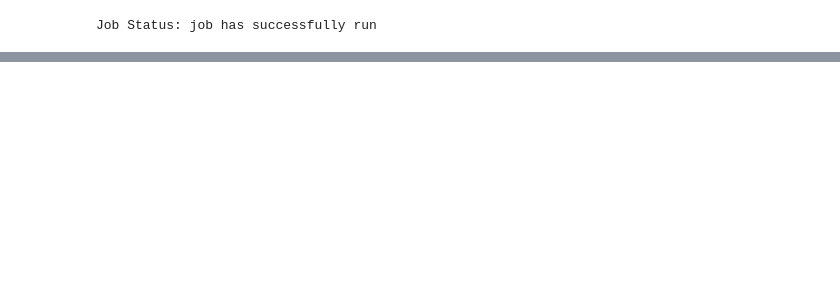
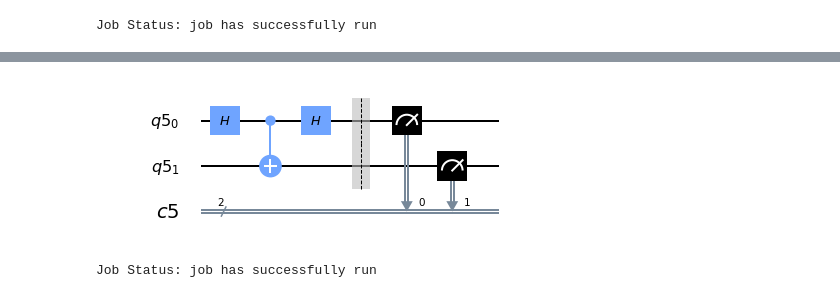
Before and after one commit to darkmatter2222/QuantumPlay, a Jupyter notebook: Notebooks/ExploringGates.ipynb, the cells around one changed output, grey strips where cells are left out. Cells and saved outputs as stored; diff of their text form; code cells hidden in the pictures; blank space fills up the shorter version.

```diff
--- a/Notebooks/ExploringGates.ipynb
+++ b/Notebooks/ExploringGates.ipynb
@@ -76,0 +82,20 @@ Result(backend_name='ibmqx2', backend_version='2.0.1', date=datetime.datetime(20
+# %%
+from qiskit.compiler import transpile, assemble
+from qiskit.tools.monitor import job_monitor
+
+qr = QuantumRegister(2)
+cr = ClassicalRegister(2)
+circuit = QuantumCircuit(qr, cr)
+circuit.h(qr[0]) # Generate qubit in superposition
+circuit.cx(qr[0], qr[1]) # Entalgle with qr[1]
+circuit.h(qr[0]) # Invert qr[0]
+circuit.barrier(range(2)) # Sepperate the measurements to not ruin the entangled qubits
+circuit.measure(qr, cr) # Measure
+circuit.draw(output="mpl")
+# %% [output]
+[figure, added]
+# %%
+job = execute(circuit, backend, shots=1024)
+job_monitor(job)
+# %% [output]
+Job Status: job has successfully run
```
Also changed, not shown: parts of 14 cells of this notebook.
